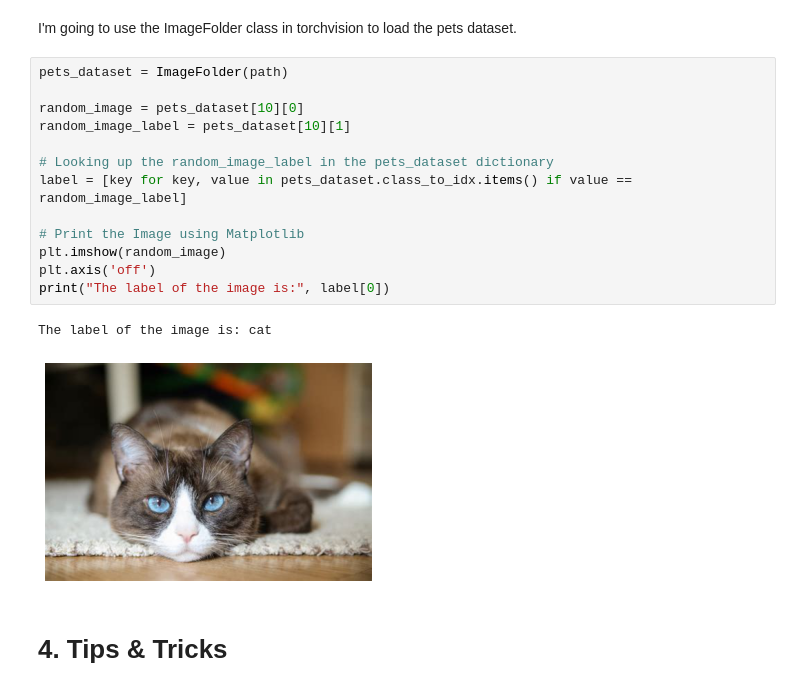
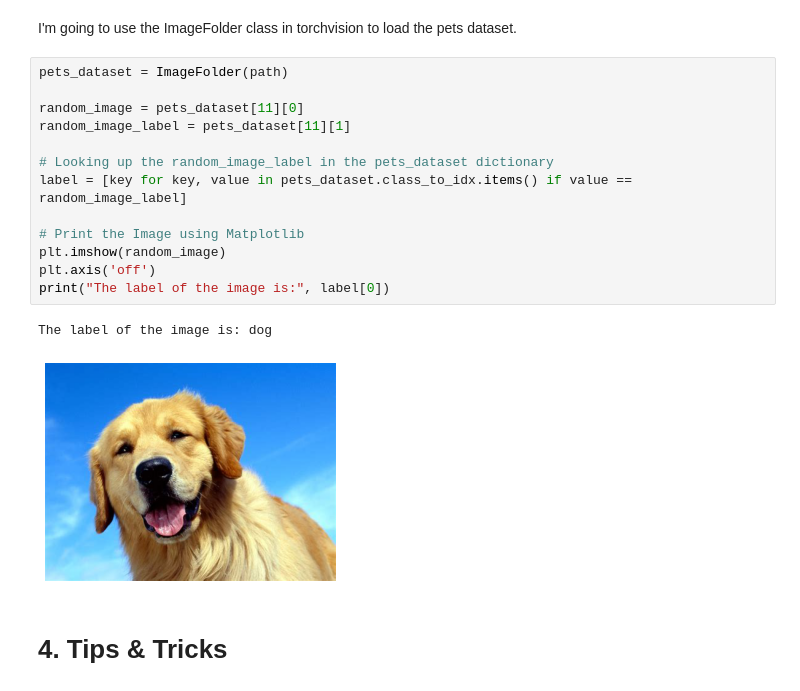
Before and after one commit to mathschelsea/Blogging, a Jupyter notebook: _notebooks/2021-12-07-imagescraping.ipynb, the cells around one changed output. Drawn from its saved outputs; the diff is of its cells as text.

```diff
--- a/_notebooks/2021-12-07-imagescraping.ipynb
+++ b/_notebooks/2021-12-07-imagescraping.ipynb
@@ -93,19 +95,19 @@ I'm going to use the ImageFolder class in torchvision to load the pets dataset.
 # %%
 pets_dataset = ImageFolder(path)
 
-random_image = pets_dataset[10][0]
-random_image_label = pets_dataset[10][1]
+random_image = pets_dataset[11][0]
+random_image_label = pets_dataset[11][1]
 
 # Looking up the random_image_label in the pets_dataset dictionary
 label = [key for key, value in pets_dataset.class_to_idx.items() if value == random_image_label]
 
 # Print the Image using Matplotlib
 plt.imshow(random_image)
 plt.axis('off')
 print("The label of the image is:", label[0])
 # %% [output]
-The label of the image is: cat
+The label of the image is: dog
-[figure, old version]
+[figure, new version]
 # %% [markdown]
 # 4. Tips & Tricks
 # %% [markdown]
```
Also changed, not shown: parts of 2 cells of this notebook.
